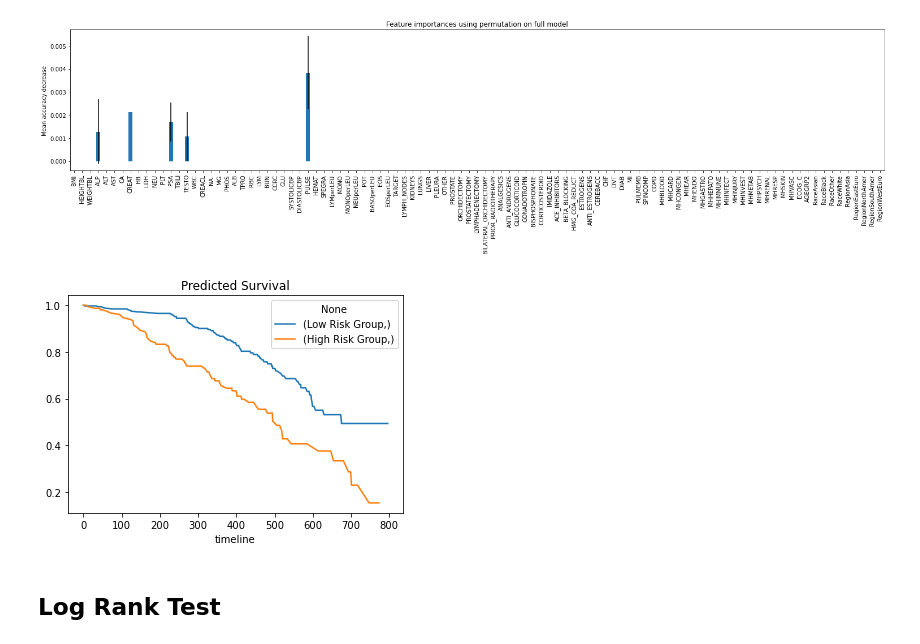
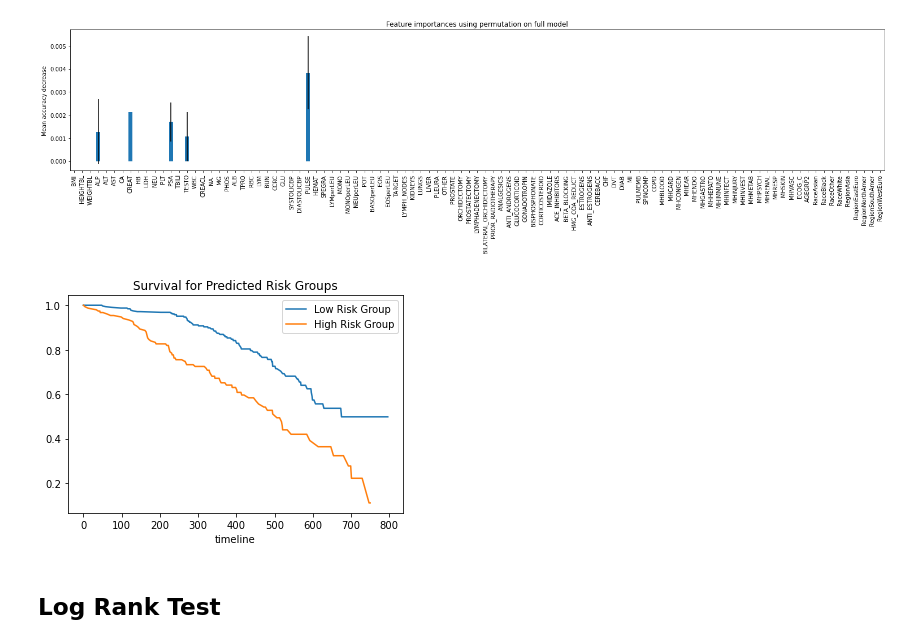
Before and after one commit to belalE/Prostate-Cancer, a Jupyter notebook: prediction-model-v2.ipynb, the cells around one changed output. Cells and saved outputs as stored; diff of their text form; code cells hidden in the pictures.

Commit message:
got some new graphs

```diff
--- a/prediction-model-v2.ipynb
+++ b/prediction-model-v2.ipynb
@@ -337,5 +337,6 @@ test_data
 # %%
-f_pred = rfc_f.predict(test_data.drop(['pred','time','death'],axis=1))
+# test_data = test_data.drop(['pred', 'time', 'death'], axis=1)
+f_pred = rfc_f.predict(test_data)
 # %%
 sum(f_pred)
 # %% [output]
@@ -412,23 +413,23 @@ df['high_risk'] = df.apply(get_risk, axis=1)
 # %%
 T = low_risk['time']
 C = low_risk['death']
 
 T2 = high_risk['time']
 C2 = high_risk['death']
 
 ax = plt.subplot(111)
 
-kmf.fit(T, event_observed=C, label=['Low Risk Group'])
+kmf.fit(T, event_observed=C, label=['Low Risk'])
 kmf.survival_function_.plot(ax=ax)
-kmf.fit(T2, event_observed=C2, label=['High Risk Group'])
+kmf.fit(T2, event_observed=C2, label=['High Risk'])
 kmf.survival_function_.plot(ax=ax)
-
-plt.title('Predicted Survival')
+plt.legend(['Low Risk Group','High Risk Group'])
+plt.title('Survival for Predicted Risk Groups')
 filename = "/Users/belalelsiesy/Desktop/Data Analysis/featureImportance/kmplot1_white.jpg"
 plt.savefig(filename)
 kmf2 = plt.gcf()
 # %% [output]
-[figure, old version]
+[figure, new version]
 # %% [markdown]
 ## Log Rank Test
 # %%
```
Also changed, not shown: parts of 1 cell of this notebook, 2 other files.
